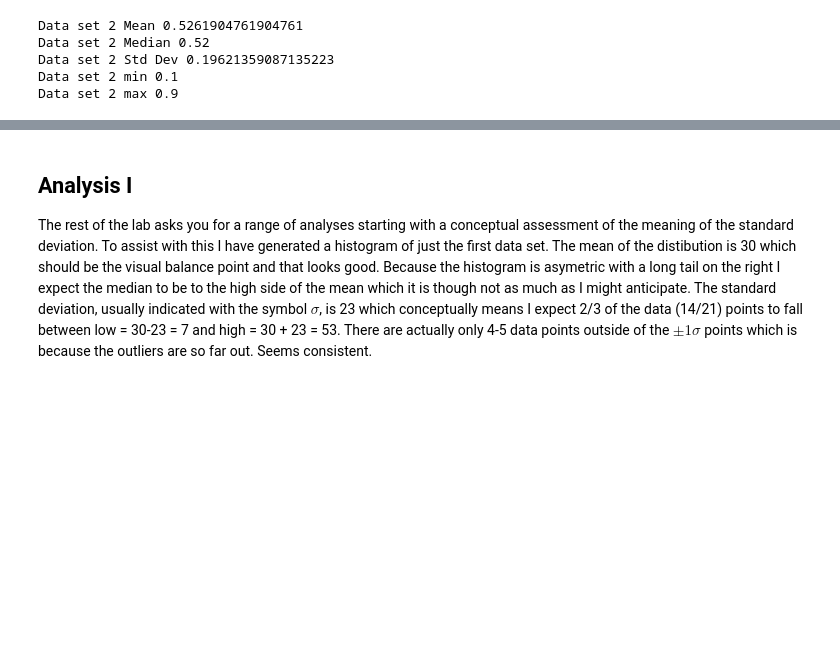
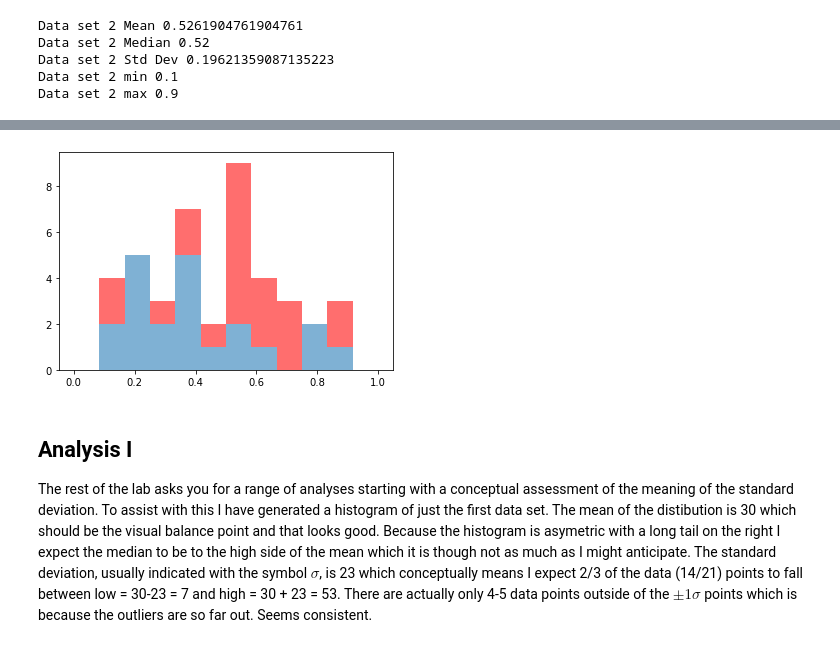
Before and after one commit to smithrockmaker/PH211, a Jupyter notebook: DataMeaningLab21.ipynb, the cells around one changed output, grey strips where cells are left out. Cells and saved outputs as stored; diff of their text form; code cells hidden in the pictures; blank space fills up the shorter version.

```diff
--- a/DataMeaningLab21.ipynb
+++ b/DataMeaningLab21.ipynb
@@ -130,3 +196,16 @@ plt.show()
+# %%
+num_bins = 12
+fullrange = [0,1]
+height, bins, patches = plt.hist([data1,data2],
+                                 num_bins,
+                                 fullrange,
+                                 histtype = "barstacked",
+                                 color=["tab:blue","red"],
+                                 alpha= .57
+                                )
+plt.show()
+# %% [output]
+[figure, added]
 # %% [markdown]
 ## Analysis I
 
```
Also changed, not shown: parts of 9 cells of this notebook.
